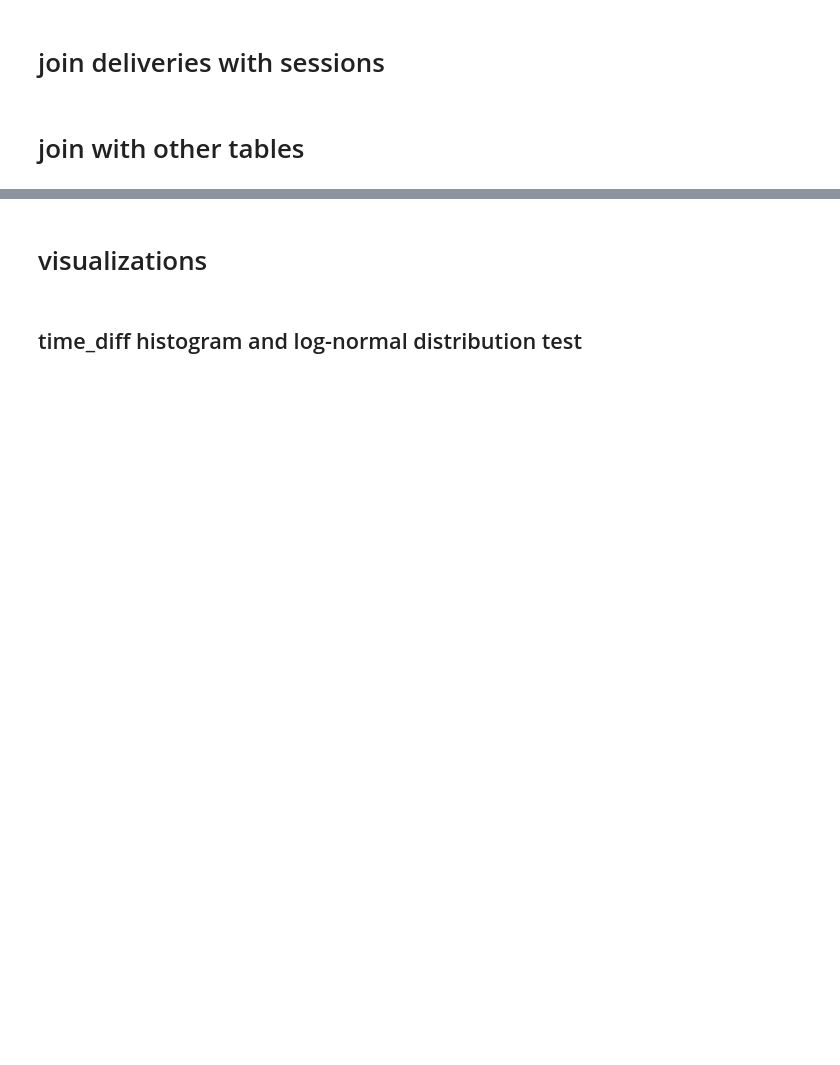
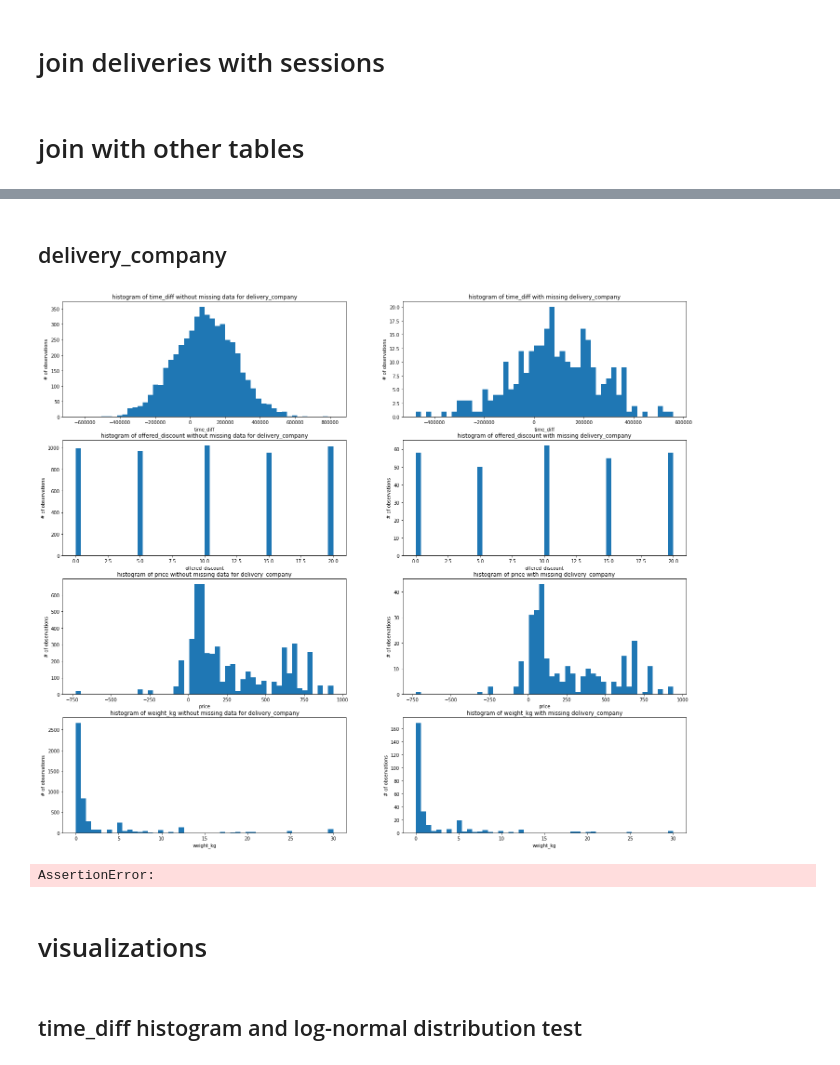
Before and after one commit to milosz-l/delivery-time, a Jupyter notebook: data_analysis.ipynb, the cells around one changed output, grey strips where cells are left out. Cells and saved outputs as stored; diff of their text form; code cells hidden in the pictures; blank space fills up the shorter version.

Commit message:
histograms for missing delivery_company

```diff
--- a/data_analysis.ipynb
+++ b/data_analysis.ipynb
@@ -74,3 +78,54 @@ df = df.merge(products_df, on="product_id", how="left")
+# %%
+missing_data_df = df
+missing_data_df["delivery_company_is_missing"] = missing_data_df["delivery_company"].isna()
+missing_data_df["user_id_is_missing"] = missing_data_df["user_id"].isna()
+missing_data_df["product_id_is_missing"] = missing_data_df["product_id"].isna()
+# %%
+# rejecting outliers for given PRICE_TRESHOLD
+missing_data_df = missing_data_df[missing_data_df["price"] <= PRICE_TRESHOLD]
+
+# rejecting outliers for given WEIGHT_TRESHOLD
+missing_data_df = missing_data_df[missing_data_df["weight_kg"] <= WEIGHT_TRESHOLD]
+# %%
+NUM_BINS_MISSING = 50
+
+def compare_histograms_for_missing(input_df1, input_df2, end_of_title1="", end_of_title2=""):
+    fig, ax = plt.subplots(4, 2)
+
+    def plot_histograms_missing(input_df, plot_column, end_of_title=""):
+
+        def plot_hist_missing(x, y, col_name, num_bins=None):
+            if num_bins:
+                ax[x, y].hist(input_df[col_name], bins=num_bins)
+            else:
+                ax[x, y].hist(input_df[col_name])
+            ax[x, y].set_title(f"histogram of {col_name}" + end_of_title)
+            ax[x, y].set_xlabel(col_name)
+            ax[x, y].set_ylabel("# of observations")
+
+        plot_hist_missing(0, plot_column, "time_diff", NUM_BINS_MISSING)
+        plot_hist_missing(1, plot_column, "offered_discount", NUM_BINS_MISSING)
+        plot_hist_missing(2, plot_column, "price", NUM_BINS_MISSING)
+        plot_hist_missing(3, plot_column, "weight_kg", NUM_BINS_MISSING)
+
+    plot_histograms_missing(input_df1, 0, end_of_title1)
+    plot_histograms_missing(input_df2, 1, end_of_title2)
+
+    fig.set_size_inches([24, 21])
+    plt.show()
+# %% [markdown]
+## delivery_company
+# %%
+no_missing_delivery_company = missing_data_df[missing_data_df["delivery_company_is_missing"] == False]
+missing_delivery_company = missing_data_df[missing_data_df["delivery_company_is_missing"] == True]
+# %%
+compare_histograms_for_missing(no_missing_delivery_company, missing_delivery_company, " without missing data for delivery_company", " with missing delivery_company")
+# %% [output]
+[figure, added]
+# %%
+assert(False)
+# %% [output]
+AssertionError:
 # %% [markdown]
 # visualizations
 # %% [markdown]
```
Also changed, not shown: parts of 1 cell of this notebook.
